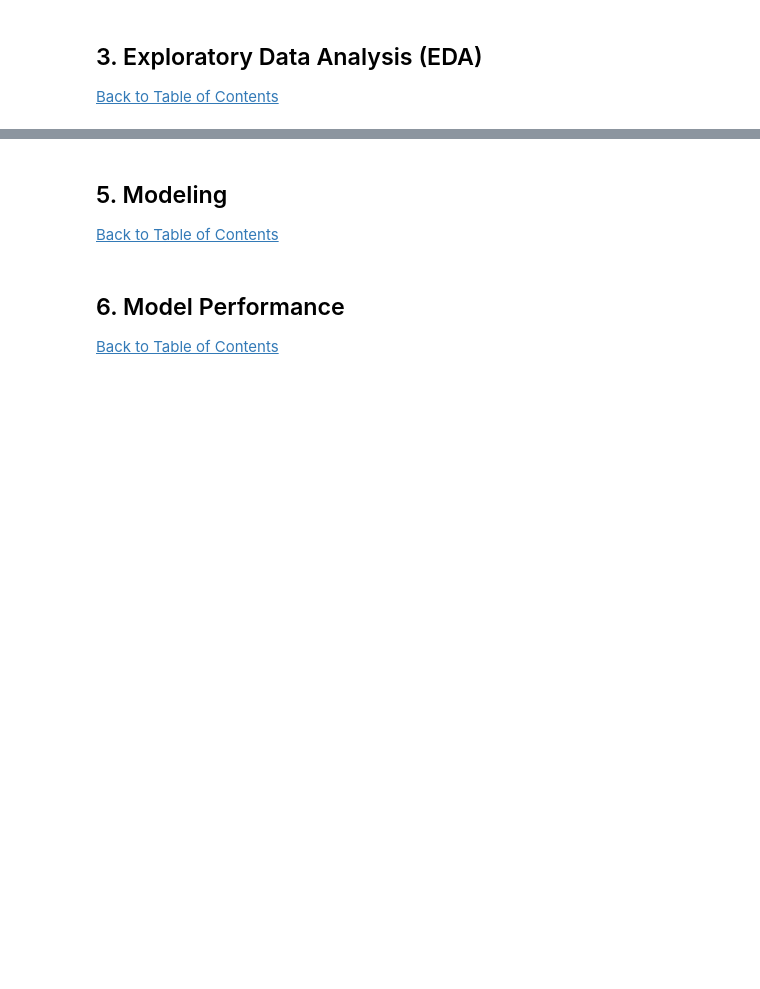
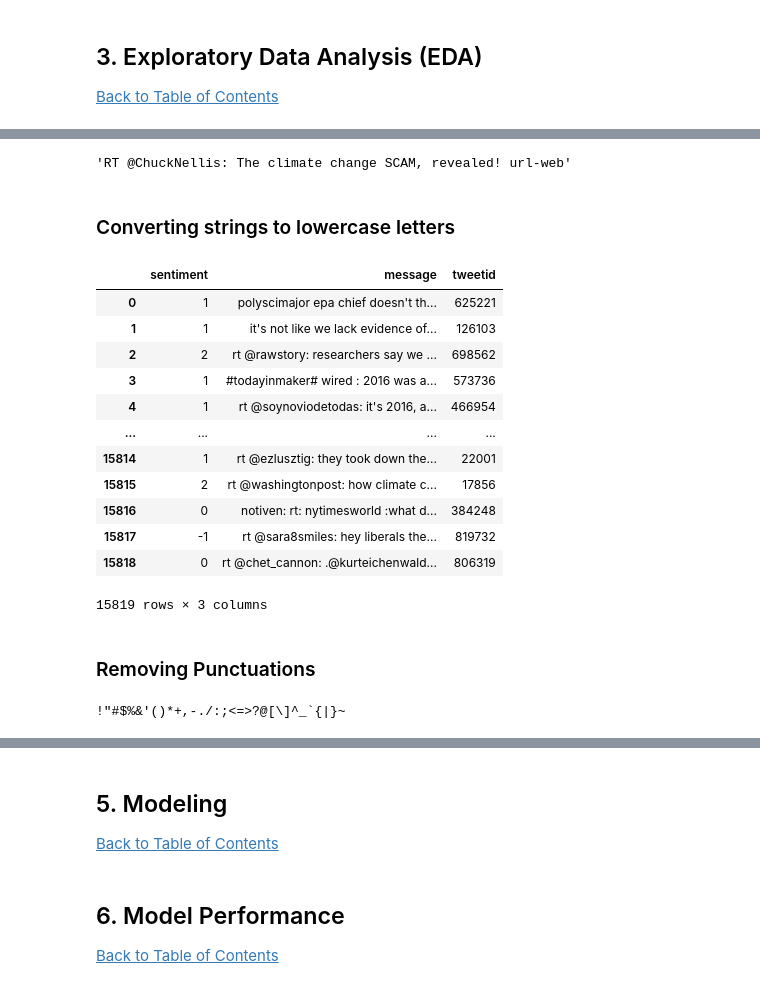
Before and after one commit to abubakaralsadiq/Classification-predict-Team-8, a Jupyter notebook: Classification Predict .ipynb, the cells around one changed output, grey strips where cells are left out. Drawn from its saved outputs; the diff is of its cells as text; code cells hidden in the pictures; blank space fills up the shorter version.

```diff
--- a/Classification Predict .ipynb
+++ b/Classification Predict .ipynb
@@ -66,0 +171,5 @@ Many companies are built around lessening one’s environmental impact or carbon
+# %%
+#removes all websites and replaces them with the text 'web-url'
+pattern_url = r'http[s]?://(?:[A-Za-z]|[0-9]|[$-_@.&+]|[!*\(\),]|(?:%[0-9A-Fa-f][0-9A-Fa-f]))+'
+subs_url = r'url-web'
+df['message'] = df['message'].replace(to_replace = pattern_url, value = subs_url, regex = True)
@@ -66,0 +185,31 @@ Many companies are built around lessening one’s environmental impact or carbon
+# %%
+df.message[1500]
+# %% [output]
+'RT @ChuckNellis: The climate change SCAM, revealed! url-web'
+# %% [markdown]
+### Converting strings to lowercase letters
+# %%
+df['message'] = df['message'].str.lower() # converts all strings found in the data to lower case letters
+# %%
+df
+# %% [output]
+|  | sentiment | message | tweetid |
+| 0 | 1 | polyscimajor epa chief doesn't th... | 625221 |
+| 1 | 1 | it's not like we lack evidence of... | 126103 |
+| 2 | 2 | rt @rawstory: researchers say we ... | 698562 |
+| 3 | 1 | #todayinmaker# wired : 2016 was a... | 573736 |
+| 4 | 1 | rt @soynoviodetodas: it's 2016, a... | 466954 |
+| ... | ... | ... | ... |
+| 15814 | 1 | rt @ezlusztig: they took down the... | 22001 |
+| 15815 | 2 | rt @washingtonpost: how climate c... | 17856 |
+| 15816 | 0 | notiven: rt: nytimesworld :what d... | 384248 |
+| 15817 | -1 | rt @sara8smiles: hey liberals the... | 819732 |
+| 15818 | 0 | rt @chet_cannon: .@kurteichenwald... | 806319 |
+15819 rows × 3 columns
+# %% [markdown]
+### Removing Punctuations
+# %%
+import string
+print(string.punctuation)
+# %% [output]
+!"#$%&'()*+,-./:;<=>?@[\]^_`{|}~
```
Also changed, not shown: parts of 70 cells of this notebook, 2 other files.
